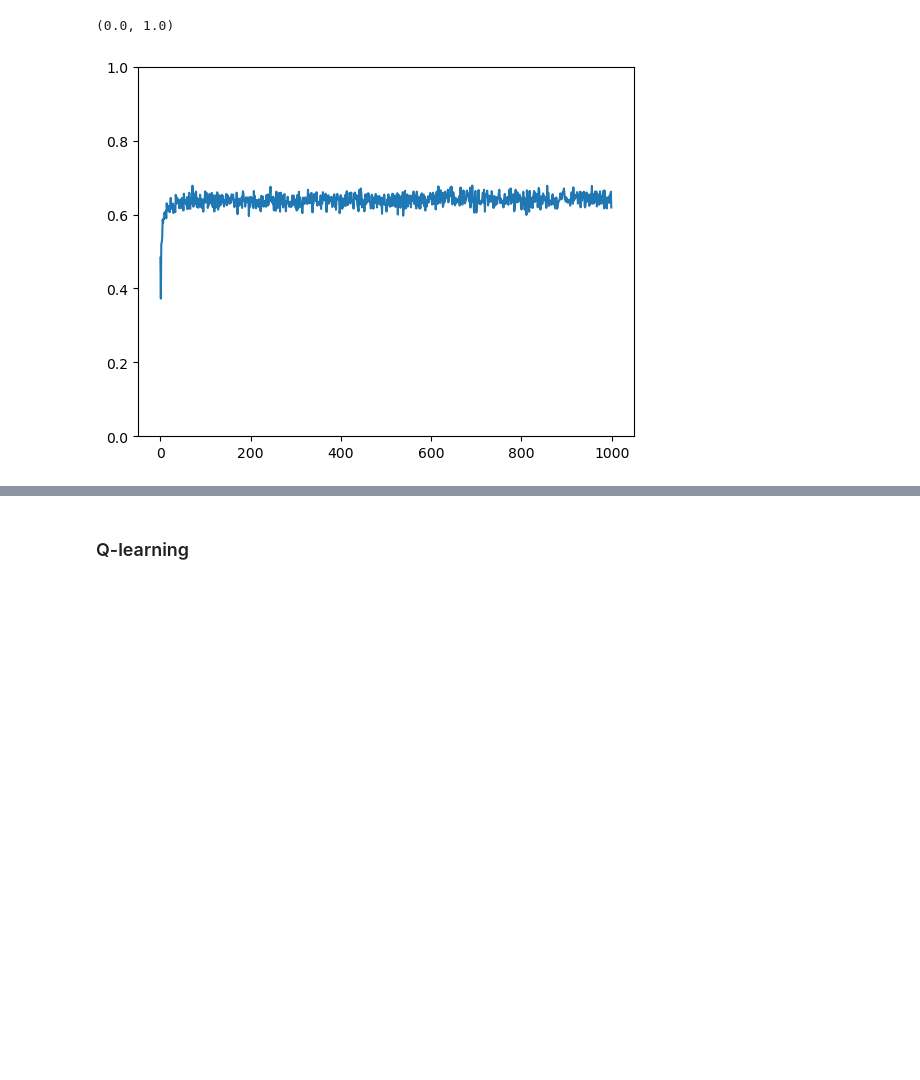
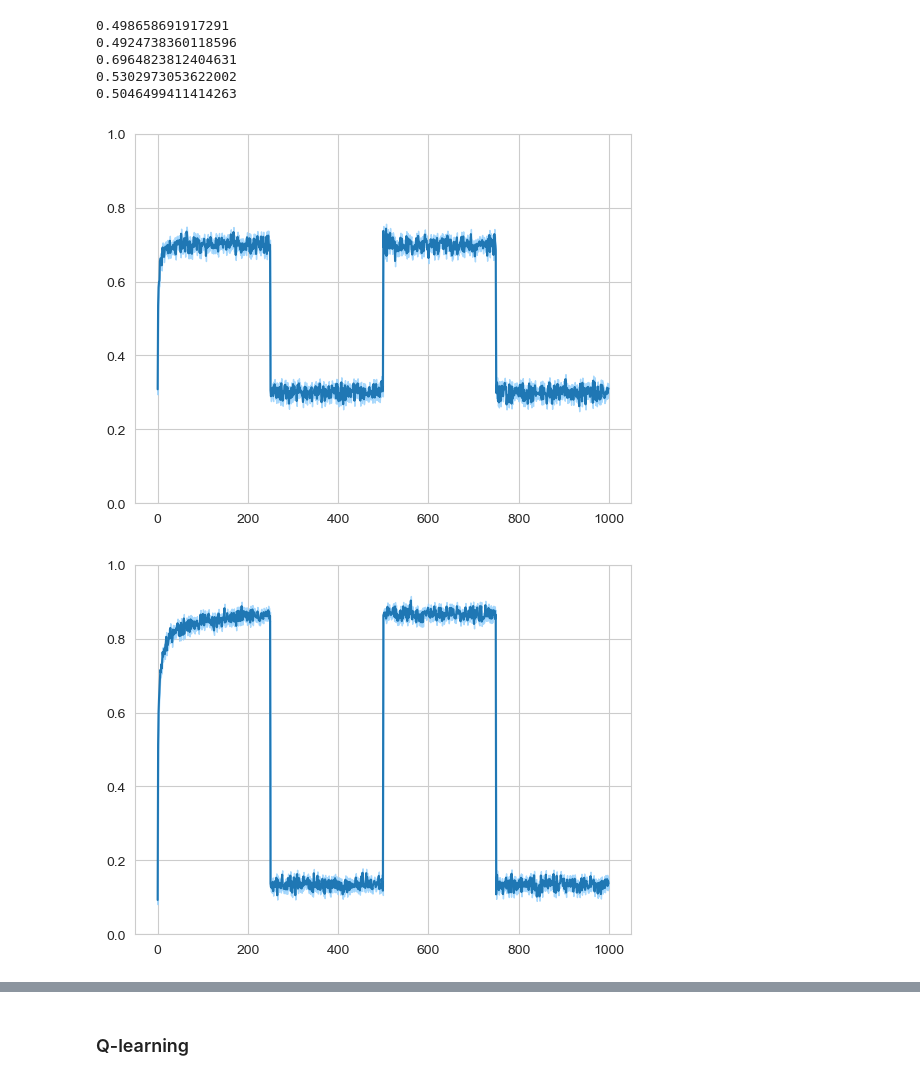
Before and after one commit to marek1n/rl-sim, a Jupyter notebook: RLsim.ipynb, the cells around one changed output, grey strips where cells are left out. Drawn from its saved outputs; the diff is of its cells as text; code cells hidden in the pictures; blank space fills up the shorter version.

```diff
--- a/RLsim.ipynb
+++ b/RLsim.ipynb
@@ -47,6 +60,18 @@ for episode in range(EPISODES):
-# %%
-plt.plot(np.mean(payoffs_EWA, axis=0))
-plt.ylim(0,1)
-# %% [output]
-(0.0, 1.0)
-[figure, removed]
+# %%
+for ret in (returns_Q, returns_Q_greedy, returns_Q_smart, returns_EWA, returns_EWA_asoc):
+    print(np.mean(ret))
+# %% [output]
+0.498658691917291
+0.4924738360118596
+0.6964823812404631
+0.5302973053622002
+0.5046499411414263
+# %%
+F.plot_returns(returns_Q)
+F.plot_returns(returns_Q_greedy)
+F.plot_returns(returns_Q_smart)
+F.plot_returns(returns_EWA)
+F.plot_returns(returns_EWA_asoc)
+# %% [output]
+[figure, added]
+[figure, added]
```
Also changed, not shown: parts of 9 cells of this notebook, 2 other files.
